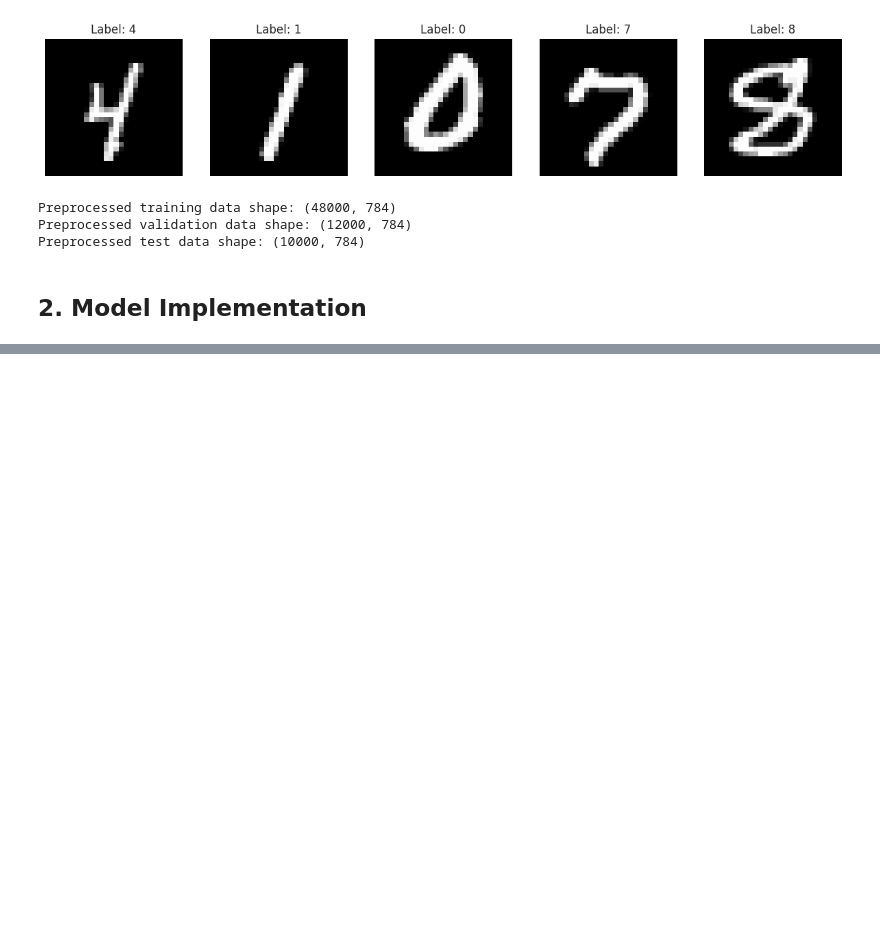
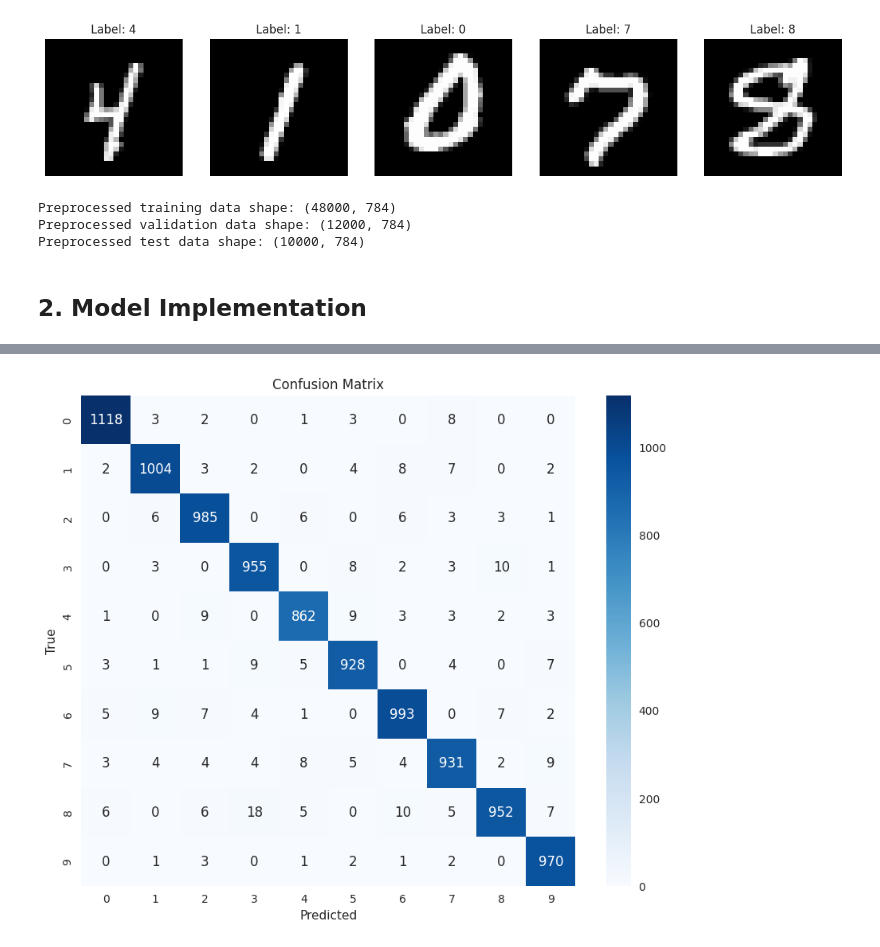
Before and after one commit to UCSF-DataSci/6-neural-nets-hcheng25, a Jupyter notebook: part1_neural_networks_basics.ipynb, the cells around one changed output, grey strips where cells are left out. Saved outputs shown, nothing was run; the diff lists cells and outputs as text; code cells hidden in the pictures; blank space fills up the shorter version.

Commit message:
part 2 wip

```diff
--- a/part1_neural_networks_basics.ipynb
+++ b/part1_neural_networks_basics.ipynb
@@ -148,0 +265,33 @@ model.summary()
+# %%
+# Evaluate model
+test_loss, test_accuracy = model.evaluate(x_test, y_test)
+print(f"Test accuracy: {test_accuracy:.4f}")
+
+# Get predictions
+predictions = model.predict(x_test)
+predicted_labels = np.argmax(predictions, axis=1)
+true_labels = np.argmax(y_test, axis=1)
+
+# Calculate confusion matrix
+cm = tf.math.confusion_matrix(true_labels, predicted_labels)
+
+# Plot confusion matrix
+plt.figure(figsize=(10, 8))
+sns.heatmap(cm, annot=True, fmt='d', cmap='Blues')
+plt.title('Confusion Matrix')
+plt.xlabel('Predicted')
+plt.ylabel('True')
+plt.show()
+
+# Save metrics
+metrics = {
+    'model': 'nmist_classifier',
+    'accuracy': float(test_accuracy),
+}
+
+# Save to file
+with open('results/part_1/emnist_classifier_metrics.txt', 'w') as f:
+    f.write(f"model: {metrics['model']}\n")
+    f.write(f"accuracy: {metrics['accuracy']}\n")
+    f.write("----\n")
+# %% [output]
@@ -148,0 +301 @@ model.summary()
+[figure, added]
```
Also changed, not shown: parts of 7 cells of this notebook, 4 other files.
